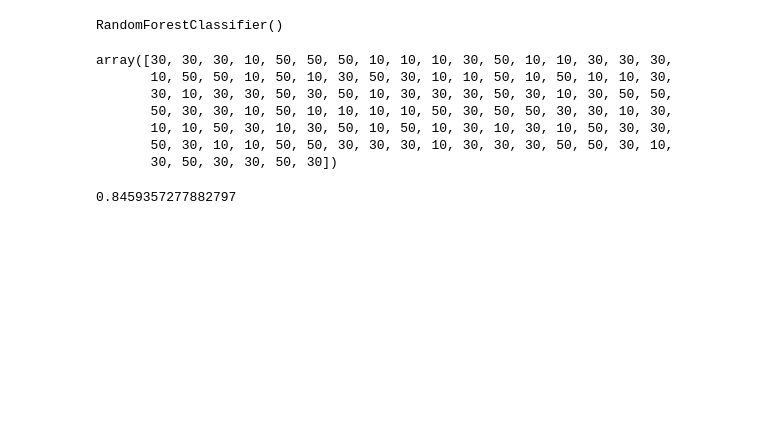
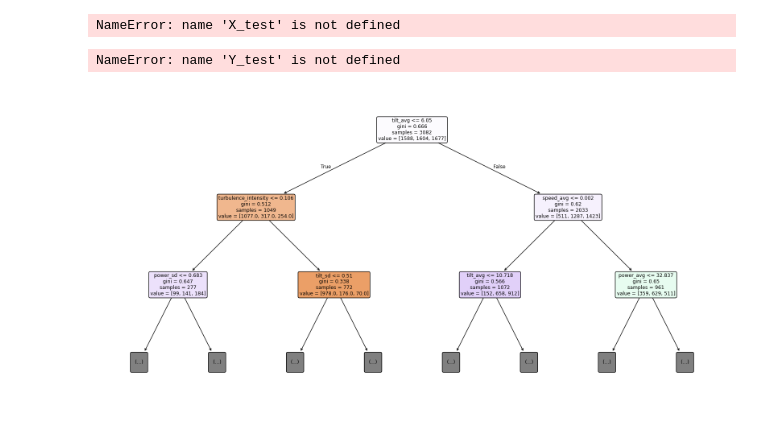
Before and after one commit to tanay-pant/Drone-Vertical-Wind-Profiling, a Jupyter notebook: BuildModels.ipynb, the cells around one changed output. Saved outputs shown, nothing was run; the diff lists cells and outputs as text; code cells hidden in the pictures; blank space fills up the shorter version.

Commit message:
new model and testing developed (testing Raw_Jan13.5-38.csv, basically same as Jan13.5-38.csv). visualizing accuracy of the model

```diff
--- a/BuildModels.ipynb
+++ b/BuildModels.ipynb
@@ -12,5 +15,7 @@ from sklearn.model_selection import train_test_split
 # %%
 df = pd.read_csv('windowed_data.csv')
+test_df = pd.read_csv('FlightLogs/Jan13.5-38.csv')
+train_df = df[~df['file_name'].str.contains('Jan13.5')] # we're gonna test the train_df on the Jan13.5 logs now
 # %%
-X = df.loc[:, 'speed_avg':'turbulence_intensity']
-Y = df['altitude(m)']
+X_train = train_df.loc[:, 'speed_avg':'turbulence_intensity']
+Y_train = train_df['altitude(m)']
@@ -33,3 +22,5 @@ X
 # %%
-X_train, X_test, Y_train, Y_test = train_test_split(X, Y, random_state=67, test_size=0.2)
+# splitting X and Y into testing and training, unnecessary for now since i manually separated train_df from the Jan13.5 logs I'll test them on
+#X_train, X_test, Y_train, Y_test = train_test_split(X, Y, random_state=67, test_size=0.25, stratify=Y)
+#X_test = test_df.loc[:, 'speed_avg':'turbulence_intensity']
 # %%
@@ -37,4 +32,0 @@ rf = RandomForestClassifier()
-# %%
-rf.fit(X_train, Y_train)
-# %% [output]
-RandomForestClassifier()
@@ -43,14 +33,33 @@ Y_train_hat = rf.predict(X_train)
-# %%
-Y_train_hat
-# %% [output]
-array([30, 30, 30, 10, 50, 50, 50, 10, 10, 10, 30, 50, 10, 10, 30, 30, 30,
-       10, 50, 50, 10, 50, 10, 30, 50, 30, 10, 10, 50, 10, 50, 10, 10, 30,
-       30, 10, 30, 30, 50, 30, 50, 10, 30, 30, 30, 50, 30, 10, 30, 50, 50,
-       50, 30, 30, 10, 50, 10, 10, 10, 10, 50, 30, 50, 50, 30, 30, 10, 30,
-       10, 10, 50, 30, 10, 30, 50, 10, 50, 10, 30, 10, 30, 10, 50, 30, 30,
-       50, 30, 10, 10, 50, 50, 30, 30, 30, 10, 30, 30, 30, 50, 50, 30, 10,
-       30, 50, 30, 30, 50, 30])
 # %%
-rf.score(X_test, Y_test)
+#rf.score(X_test, Y_test)
 # %% [output]
-0.8459357277882797
+NameError: name 'X_test' is not defined
+# %%
+# confusion matrix to determine where the model is going wrong vs right
+
+Y_test_str = Y_test.astype(str)
+Y_hat_str = Y_hat.astype(str)
+cm = confusion_matrix(Y_test_str, Y_hat_str, labels=['10', '30', '50'])
+
+plt.figure(figsize=(8, 6))
+sns.heatmap(cm, annot=True, fmt='d', cmap='Blues',
+            xticklabels=['10m (Ground)', '30m (Shear)', '50m (Laminar)'],
+            yticklabels=['10m (Ground)', '30m (Shear)', '50m (Laminar)'])
+plt.xlabel('Model Prediction')
+plt.ylabel('Actual Altitude')
+plt.title('Confusion Matrix: The Blind Altimeter')
+plt.show()
+# %% [output]
+NameError: name 'Y_test' is not defined
+# %%
+# plot tree, cool to see but no real analysis to collect from it
+
+plt.figure(figsize=(20,10))
+plot_tree(rf.estimators_[0],
+          feature_names=X_train.columns,
+          filled=True,
+          rounded=True,
+          max_depth=2) # Limiting depth for readability
+plt.show()
+# %% [output]
+[figure, added]
```
Also changed, not shown: parts of 6 cells of this notebook, 3 other files.
